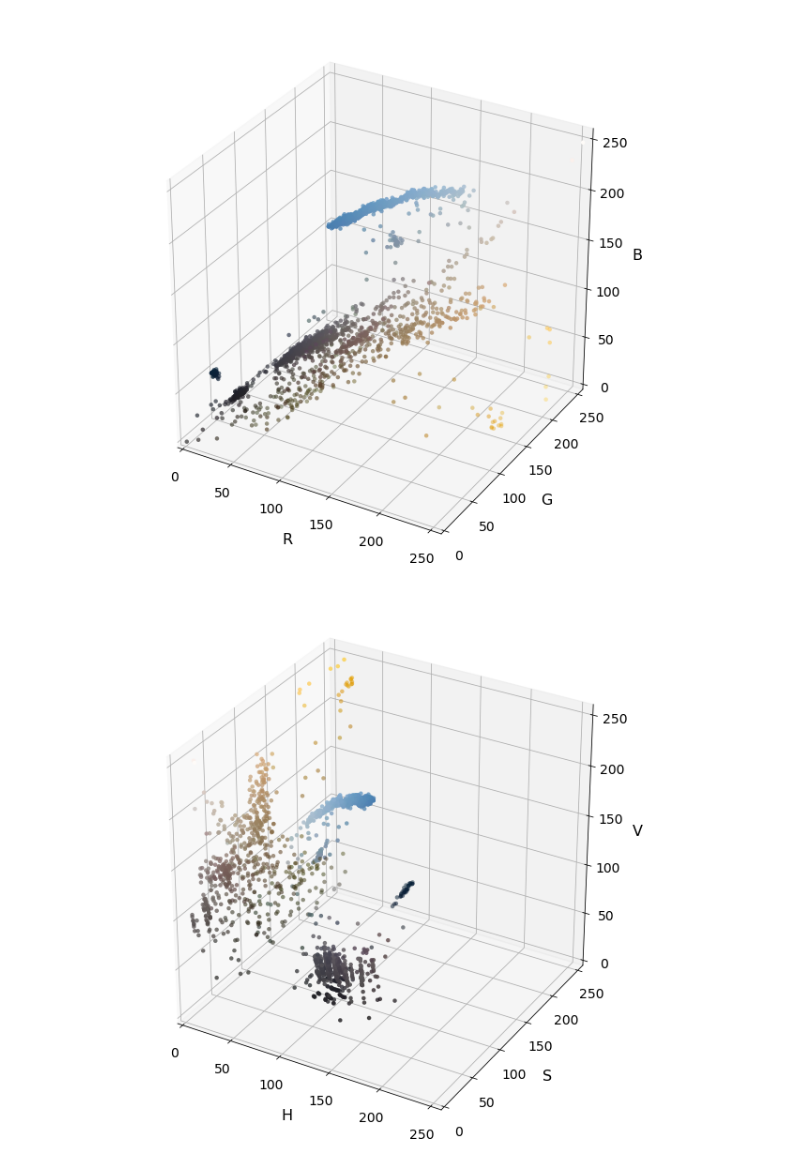
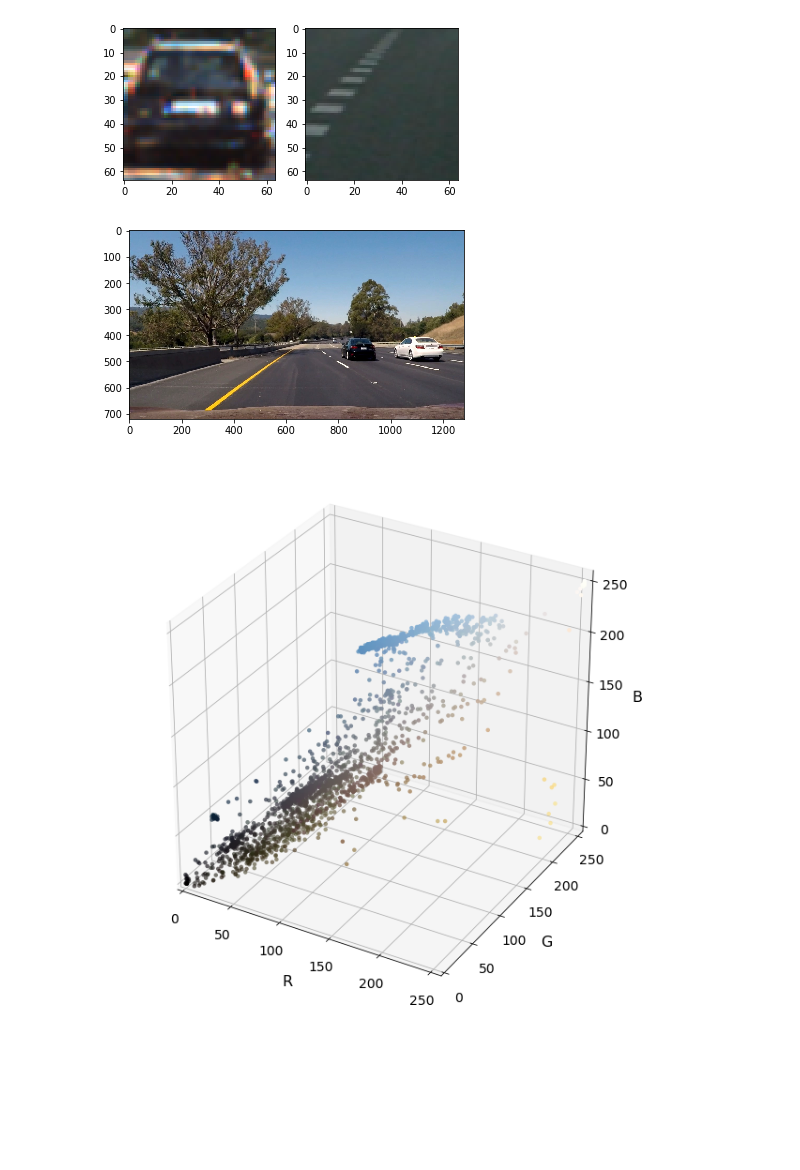
Before and after one commit to TakashiNakagawa/CarND-Vehicle-Detection, a Jupyter notebook: project_note.ipynb, the cells around one changed output. Drawn from its saved outputs; the diff is of its cells as text; code cells hidden in the pictures; blank space fills up the shorter version.

```diff
--- a/project_note.ipynb
+++ b/project_note.ipynb
@@ -71,3 +1,25 @@ clf.fit(train_features, train_labels)
+# %%
+ %matplotlib inline
+import glob
+import numpy as np
+import matplotlib.pyplot as plt
+import matplotlib.image as mpimg
+
+cars = glob.glob("../vehicles/*/*.png")
+notcars = glob.glob("../non-vehicles/*/*.png")
+
+np.random.seed(100)
+
+car = np.random.choice(cars)
+notcar = np.random.choice(notcars)
+
+plt.subplot(1,2,1)
+plt.imshow(mpimg.imread(car))
+plt.subplot(1,2,2)
+plt.imshow(mpimg.imread(notcar))
+plt.show()
+# %% [output]
+[figure, added]
 # %%
 import cv2
 import numpy as np
@@ -104,40 +56,43 @@ def plot3d(pixels, colors_rgb,
 
 
 # Read a color image
-# img = cv2.imread("test_images/test1.jpg")
-img = cv2.imread("test_images/test2.jpg")
+img = cv2.imread("test_images/test6.jpg")
 
 # Select a small fraction of pixels to plot by subsampling it
 scale = max(img.shape[0], img.shape[1], 64) / 64  # at most 64 rows and columns
 img_small = cv2.resize(img, (np.int(img.shape[1] / scale), np.int(img.shape[0] / scale)), interpolation=cv2.INTER_NEAREST)
 
 # Convert subsampled image to desired color space(s)
 img_small_RGB = cv2.cvtColor(img_small, cv2.COLOR_BGR2RGB)  # OpenCV uses BGR, matplotlib likes RGB
 img_small_HSV = cv2.cvtColor(img_small, cv2.COLOR_BGR2HSV)
 img_small_YCrCb = cv2.cvtColor(img_small, cv2.COLOR_RGB2YCrCb)
 img_small_LUV = cv2.cvtColor(img_small, cv2.COLOR_RGB2LUV)
 img_small_HLS = cv2.cvtColor(img_small, cv2.COLOR_RGB2HLS)
 img_small_YUV = cv2.cvtColor(img_small, cv2.COLOR_RGB2YUV)
 img_small_rgb = img_small_RGB / 255.  # scaled to [0, 1], only for plotting
 
+
+plt.imshow(cv2.cvtColor(img, cv2.COLOR_BGR2RGB))
+plt.show()
+
 # Plot and show
 plot3d(img_small_RGB, img_small_rgb)
 plt.show()
 
 plot3d(img_small_HSV, img_small_rgb, axis_labels=list("HSV"))
-plt.show()
-
-plot3d(img_small_YCrCb, img_small_rgb, axis_labels=list("YCC"))
 plt.show()
 
 plot3d(img_small_LUV, img_small_rgb, axis_labels=list("LUV"))
 plt.show()
 
 plot3d(img_small_HLS, img_small_rgb, axis_labels=list("HLS"))
 plt.show()
 
+plot3d(img_small_YCrCb, img_small_rgb, axis_labels=list("YCC"))
+plt.show()
+
 plot3d(img_small_YUV, img_small_rgb, axis_labels=list("YUV"))
 plt.show()
 # %% [output]
-[figure, old version]
+[figure, new version]
-[figure, old version]
+[figure, new version]
```
Also changed, not shown: parts of 3 cells of this notebook, 23 other files.
